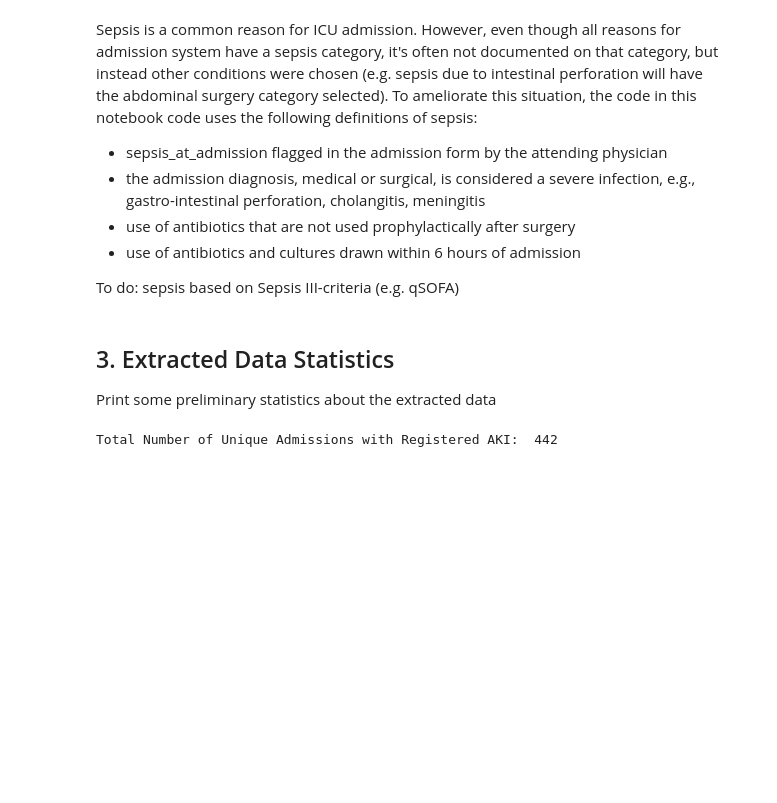
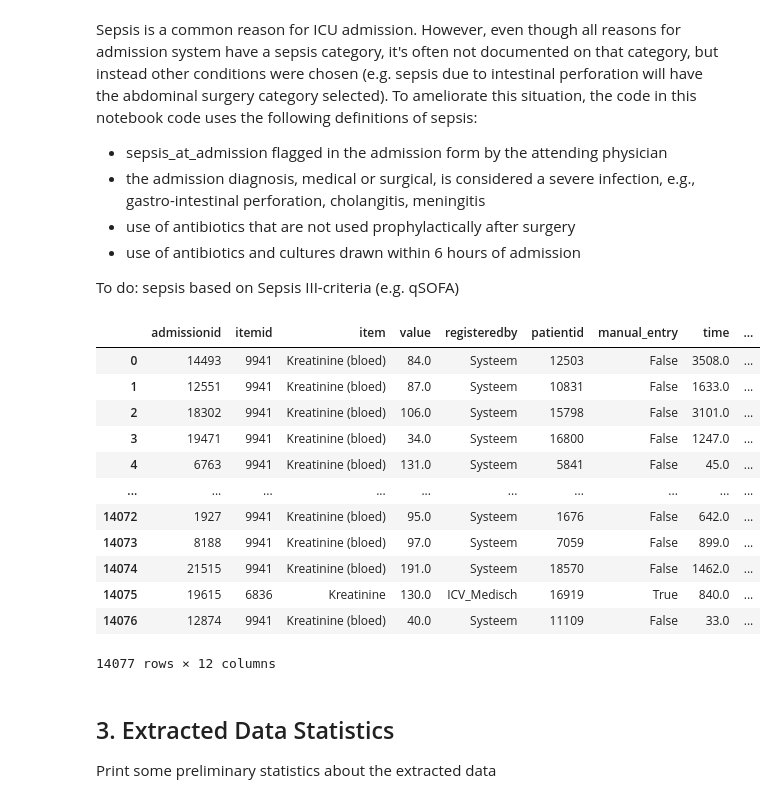
Before and after one commit to Enrico-Call/RL-AKI, a Jupyter notebook: Data_Extraction.ipynb, the cells around one changed output. Saved outputs shown, nothing was run; the diff lists cells and outputs as text; code cells hidden in the pictures; blank space fills up the shorter version.

```diff
--- a/Data_Extraction.ipynb
+++ b/Data_Extraction.ipynb
@@ -925,7 +928,7 @@ WITH baseline AS (
 ),
 max_creat AS (
     SELECT n.admissionid,
-    MAX(n.value) AS max_creatinine_7days
+    MAX(n.value) AS max_creatinine
     FROM numericitems n
     LEFT JOIN admissions a ON
         n.admissionid = a.admissionid
@@ -939,8 +942,8 @@ max_creat AS (
     admission_ids+
     '''
     )) AND
-    --within 7 days of admission
-    (n.measuredat - a.admittedat) > 0 AND (n.measuredat - a.admittedat) < (7*24*60*60*1000)
+    --within 72 hours of admission
+    (n.measuredat - a.admittedat) > 0 AND (n.measuredat - a.admittedat) < (72*60*60*1000)
     GROUP BY n.admissionid
 )
 SELECT
@@ -956,14 +959,22 @@ SELECT
     END AS manual_entry,
     (n.measuredat - a.admittedat)/(1000*60) AS time,
     b.baseline_creatinine,
-    m.max_creatinine_7days,
+    m.max_creatinine,
     CASE
         -- AKI definition: 3 fold increase:
-        WHEN baseline_creatinine > 0 AND m.max_creatinine_7days/baseline_creatinine > 3 THEN TRUE
+        WHEN baseline_creatinine > 0 AND m.max_creatinine/baseline_creatinine > 3 THEN TRUE
         -- AKI definition: increase to >= 354 umol/l AND at least 44 umol/l increase:
-        WHEN max_creatinine_7days >= 354 AND max_creatinine_7days - baseline_creatinine >= 44 THEN TRUE
+        WHEN max_creatinine >= 354 AND max_creatinine - baseline_creatinine >= 44 THEN TRUE
         ELSE FALSE
-    END AS acute_renal_failure
+    END AS acute_renal_failure,
+    CASE
+        -- AKI Stage 1 Definition
+        WHEN n.value >= 1.5*baseline_creatinine AND n.value < 2*baseline_creatinine THEN 1
+        -- AKI Stage 2 Definition
+        WHEN n.value >= 2*baseline_creatinine AND n.value < 3*baseline_creatinine THEN 2
+        -- AKI Stage 3 Definition
+        WHEN n.value >= 3*baseline_creatinine THEN 3
+      END AS aki_stage
 FROM numericitems n
 LEFT JOIN admissions a ON
     n.admissionid = a.admissionid
@@ -985,6 +996,22 @@ WHERE n.itemid IN (
 AND (n.measuredat - a.admittedat) <= 1000*60*60*72 AND (n.measuredat - a.admittedat) >= -(1000*60*30)
     '''
     , configuration=config_gbq)
+# %%
+aki_query
+# %% [output]
+|  | admissionid | itemid | item | value | registeredby | patientid | manual_entry | time | ... |
+| 0 | 14493 | 9941 | Kreatinine (bloed) | 84.0 | Systeem | 12503 | False | 3508.0 | ... |
+| 1 | 12551 | 9941 | Kreatinine (bloed) | 87.0 | Systeem | 10831 | False | 1633.0 | ... |
+| 2 | 18302 | 9941 | Kreatinine (bloed) | 106.0 | Systeem | 15798 | False | 3101.0 | ... |
+| 3 | 19471 | 9941 | Kreatinine (bloed) | 34.0 | Systeem | 16800 | False | 1247.0 | ... |
+| 4 | 6763 | 9941 | Kreatinine (bloed) | 131.0 | Systeem | 5841 | False | 45.0 | ... |
+| ... | ... | ... | ... | ... | ... | ... | ... | ... | ... |
+| 14072 | 1927 | 9941 | Kreatinine (bloed) | 95.0 | Systeem | 1676 | False | 642.0 | ... |
+| 14073 | 8188 | 9941 | Kreatinine (bloed) | 97.0 | Systeem | 7059 | False | 899.0 | ... |
+| 14074 | 21515 | 9941 | Kreatinine (bloed) | 191.0 | Systeem | 18570 | False | 1462.0 | ... |
+| 14075 | 19615 | 6836 | Kreatinine | 130.0 | ICV_Medisch | 16919 | True | 840.0 | ... |
+| 14076 | 12874 | 9941 | Kreatinine (bloed) | 40.0 | Systeem | 11109 | False | 33.0 | ... |
+14077 rows × 12 columns
 # %%
 aki_query.to_csv('nieuw_aki.csv')
 
@@ -995,9 +1022,7 @@ aki_query.to_csv('nieuw_aki.csv')
 
 Print some preliminary statistics about the extracted data
 # %%
-# print('Total Number of Sepsis Admissions: ', sepsis_counts['n_admissions'].sum())
-# print('Total Number of Unique Admissions in State Space: ', len(state_space_query['admissionid'].unique()))
-# print('Total Number of Unique Admissions in Action Space: ', len(action_space_query['admissionid'].unique()))
+print('Total Number of Sepsis Admissions: ', sepsis_counts['n_admissions'].sum())
+print('Total Number of Unique Admissions in State Space: ', len(state_space_query['admissionid'].unique()))
+print('Total Number of Unique Admissions in Action Space: ', len(action_space_query['admissionid'].unique()))
 print('Total Number of Unique Admissions with Registered AKI: ', len(aki_query[aki_query['acute_renal_failure']== True]['admissionid'].unique()))
-# %% [output]
-Total Number of Unique Admissions with Registered AKI:  442
```
Also changed, not shown: parts of 6 cells of this notebook.
